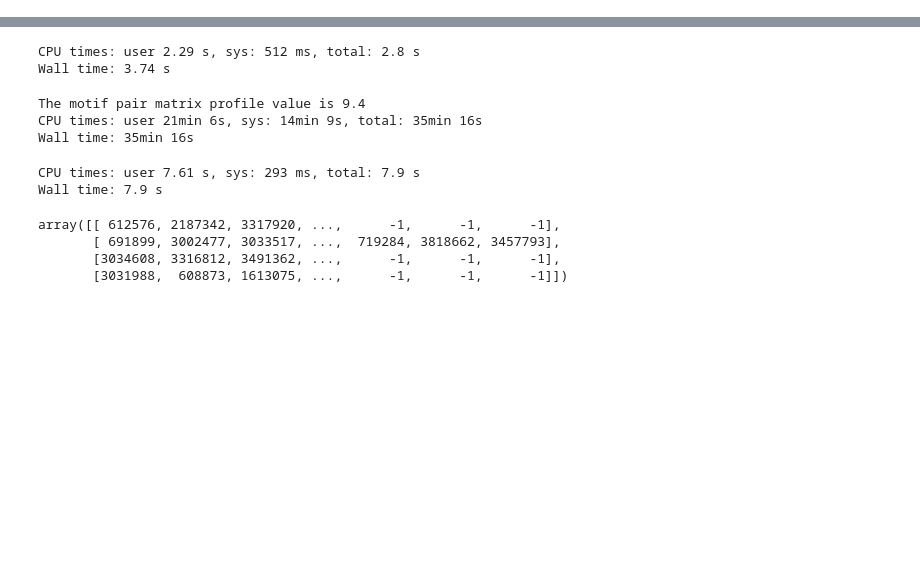
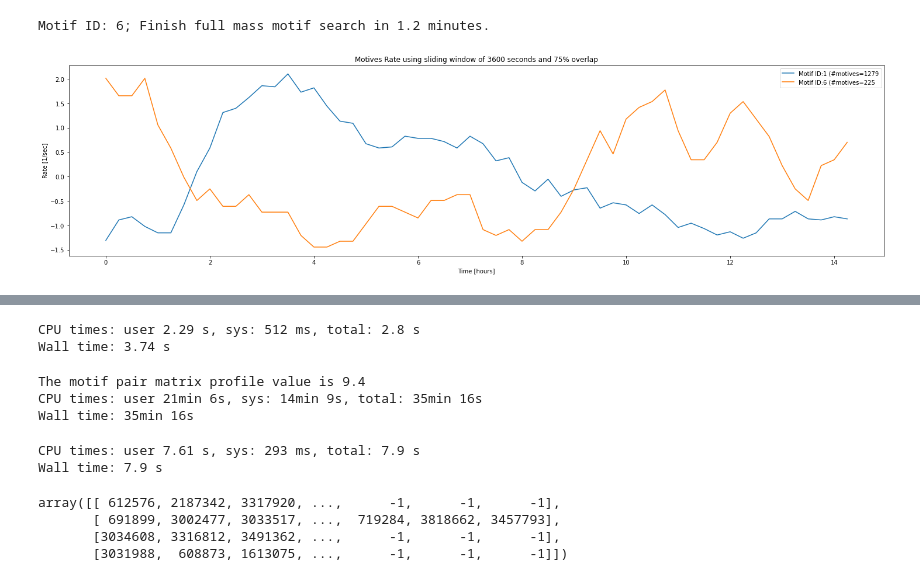
Before and after one commit to regevti/lfp_clustering, a Jupyter notebook: notebooks/pogona.ipynb, the cells around one changed output, grey strips where cells are left out. Saved outputs shown, nothing was run; the diff lists cells and outputs as text; code cells hidden in the pictures; blank space fills up the shorter version.

```diff
--- a/notebooks/pogona.ipynb
+++ b/notebooks/pogona.ipynb
@@ -19,0 +52,5 @@ rd = NeuralynxReader(rootdir, channel=32)
+# %%
+mf.plot_motif_rate_vs_time([1, 6], threshold=15, rate_window=3600, is_normalize=True)
+# %% [output]
+Motif ID: 6; Finish full mass motif search in 1.2 minutes.
+[figure, added]
```
Also changed, not shown: parts of 24 cells of this notebook, 7 other files.
